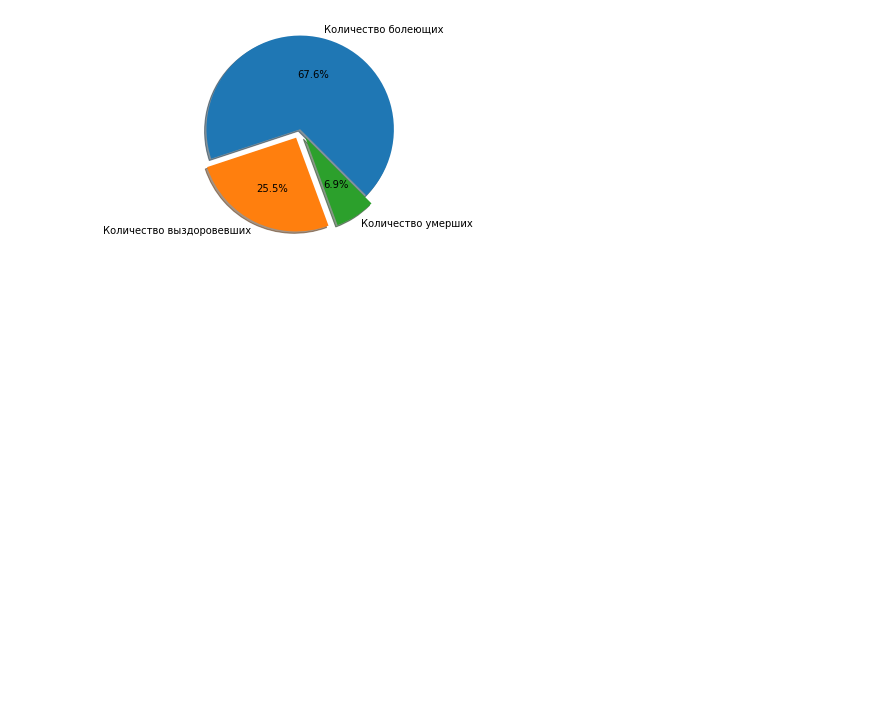
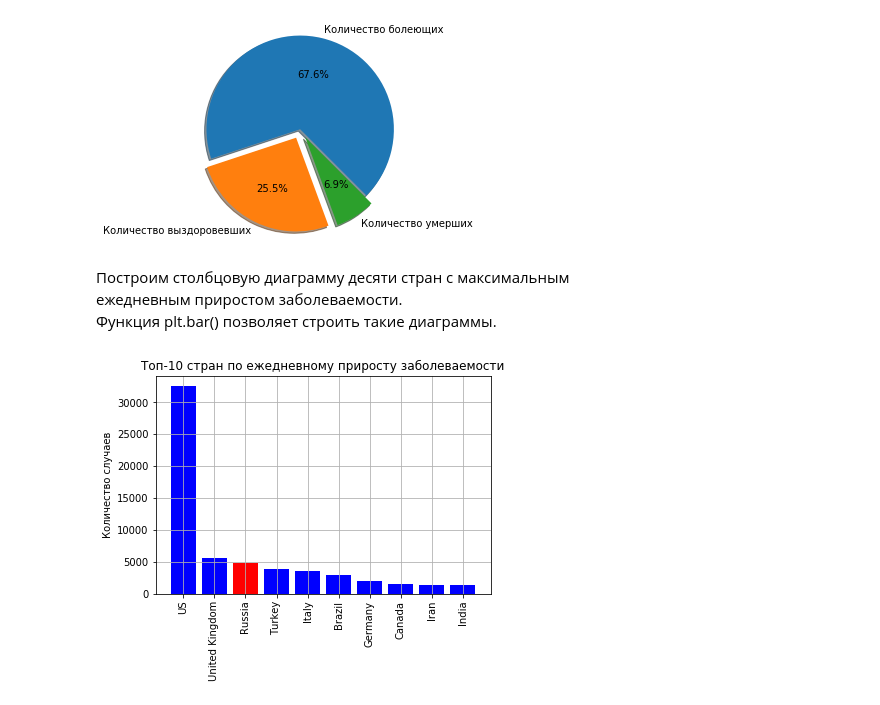
Before and after one commit to HapKoM/matplotlib_seminar, a Jupyter notebook: matplotlib.ipynb, the cells around one changed output. Saved outputs shown, nothing was run; the diff lists cells and outputs as text; code cells hidden in the pictures; blank space fills up the shorter version.

Commit message:
Bar chart example added

```diff
--- a/matplotlib.ipynb
+++ b/matplotlib.ipynb
@@ -220,3 +220,31 @@ ax.axis('equal') # Чтобы груговая диаграмма имела ф
 plt.show()
 # %% [output]
 [figure]
+# %% [markdown]
+Построим столбцовую диаграмму десяти стран с максимальным\
+ежедневным приростом заболеваемости.\
+Функция plt.bar() позволяет строить такие диаграммы.
+# %%
+current_daily_growth = [] # Тут будем хранить пары (страна, дневной прирост)
+for country in all_countries:
+    _, confirmed = get_nonzero_row(aggr_data, country, "Confirmed")
+    if len(confirmed) == 1: # Единственное значение, оно и является суточным приростом
+        current_daily_growth.append((country, confirmed[0]))
+    if len(confirmed) > 2: # Вычисляем разность между текущим и предыдущим значениями
+        current_daily_growth.append((country, confirmed[-1] - confirmed[-2]))
+
+current_daily_growth_top10 = sorted(current_daily_growth,
+                              key=lambda item: item[1],
+                              reverse=True)[:10] # Топ 10 стран по приросту заболеваемости
+top10_countries = [item[0] for item in current_daily_growth_top10]
+top10_growth = [item[1] for item in current_daily_growth_top10]
+# %%
+colors = ['r' if c == "Russia" else 'b' for c  in top10_countries] # Красным цветом отметим Россию
+plt.bar(top10_countries, top10_growth, color=colors)
+plt.xticks(rotation=90) # Поворот значений по оси X
+plt.ylabel("Количество случаев") # Название оси Y
+plt.title("Топ-10 стран по ежедневному приросту заболеваемости")
+plt.grid()
+plt.show()
+# %% [output]
+[figure, added]
```
